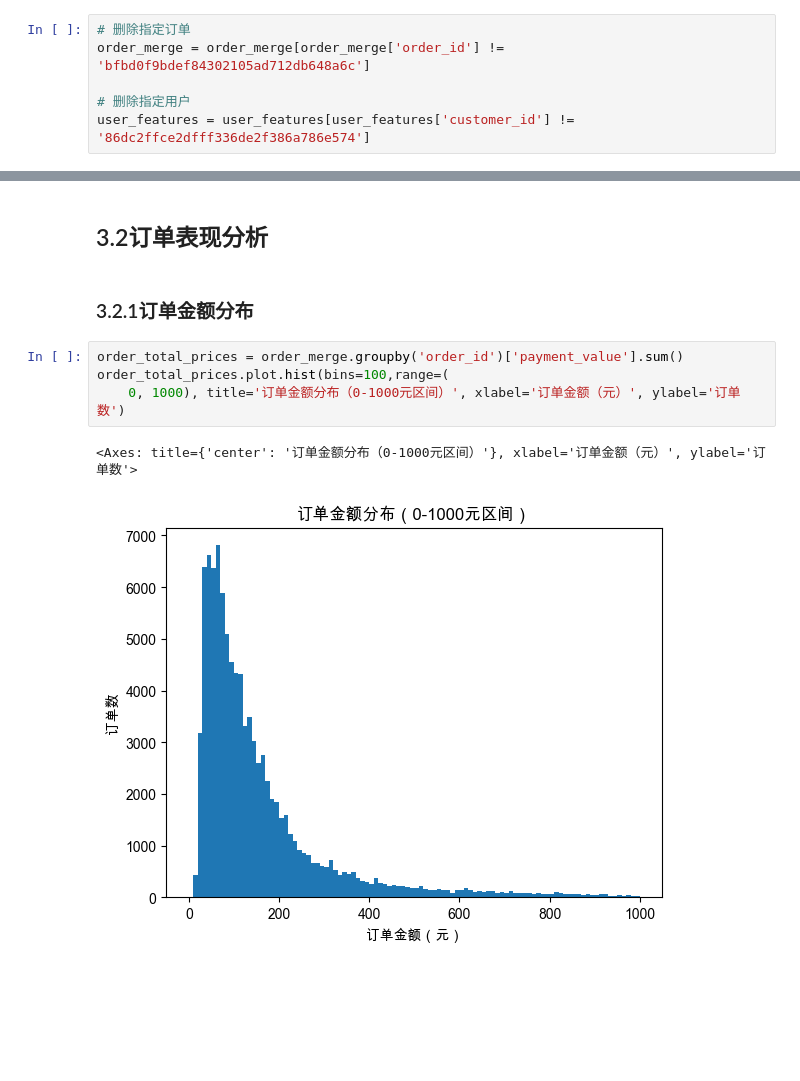
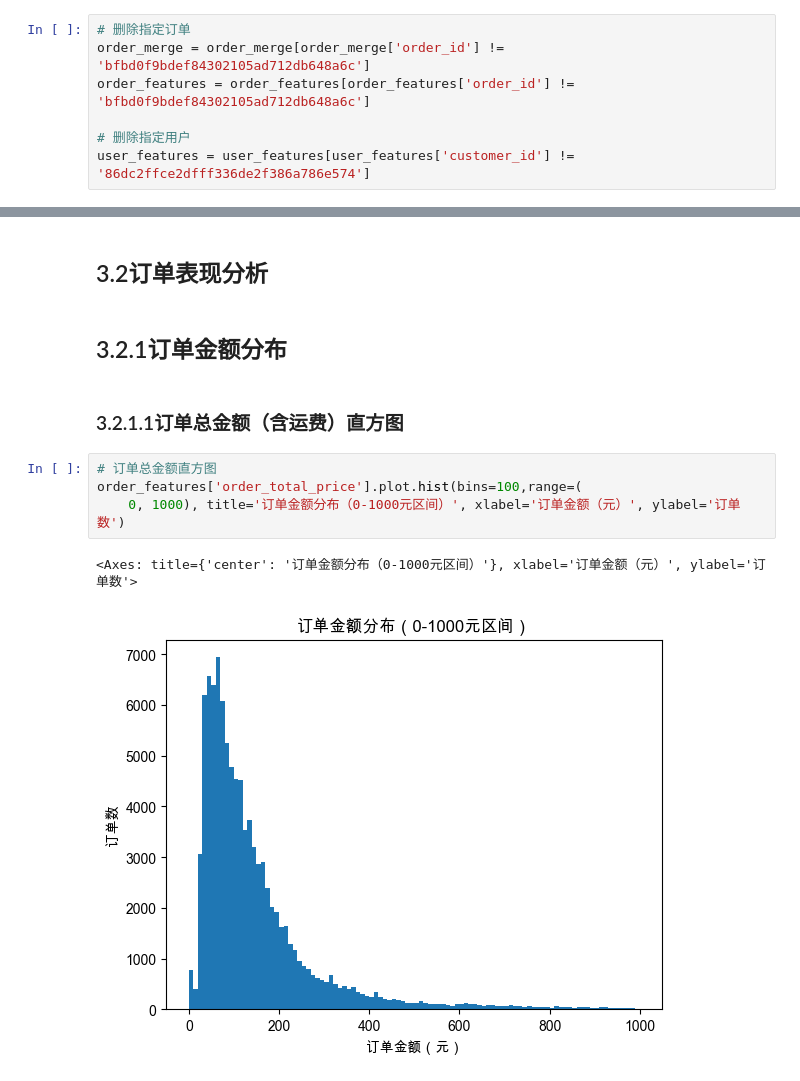
Before and after one commit to rong8866202/brazil-ecommerce-analysis, a Jupyter notebook: 00_notebooks/ecommerce_analysis_03_visualization.ipynb, the cells around one changed output, grey strips where cells are left out. Cells and saved outputs as stored; diff of their text form; blank space fills up the shorter version.

```diff
--- a/00_notebooks/ecommerce_analysis_03_visualization.ipynb
+++ b/00_notebooks/ecommerce_analysis_03_visualization.ipynb
@@ -173,6 +182,7 @@ zero_orders_info[[
 # %%
 # 删除指定订单
 order_merge = order_merge[order_merge['order_id'] != 'bfbd0f9bdef84302105ad712db648a6c']
+order_features = order_features[order_features['order_id'] != 'bfbd0f9bdef84302105ad712db648a6c']
 
 # 删除指定用户
 user_features = user_features[user_features['customer_id'] != '86dc2ffce2dfff336de2f386a786e574']
@@ -231,12 +243,14 @@ monthly_orders.plot(x='monthly_str', y='order_count', title='每月订单量趋
 # %% [markdown]
 ## 3.2订单表现分析
 # %% [markdown]
-### 3.2.1订单金额分布
+## 3.2.1订单金额分布
+# %% [markdown]
+### 3.2.1.1订单总金额（含运费）直方图
 # %%
-order_total_prices = order_merge.groupby('order_id')['payment_value'].sum()
-order_total_prices.plot.hist(bins=100,range=(
+# 订单总金额直方图
+order_features['order_total_price'].plot.hist(bins=100,range=(
     0, 1000), title='订单金额分布（0-1000元区间）', xlabel='订单金额（元）', ylabel='订单数')
 # %% [output]
 <Axes: title={'center': '订单金额分布（0-1000元区间）'}, xlabel='订单金额（元）', ylabel='订单数'>
-[figure, old version]
+[figure, new version]
 # %%
```
Also changed, not shown: parts of 42 cells of this notebook.
